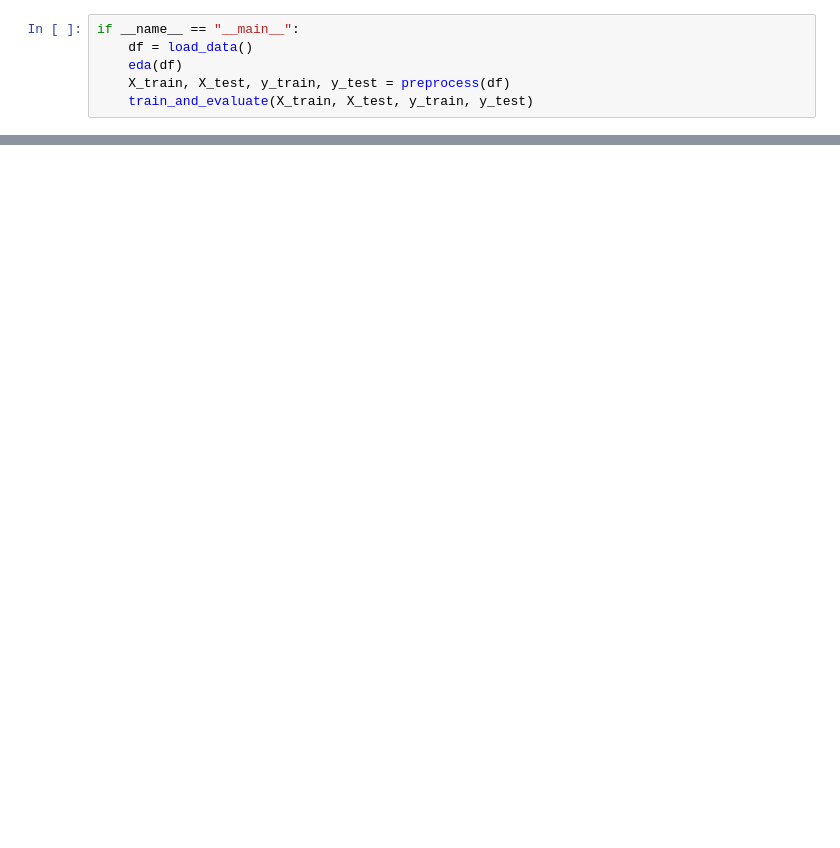
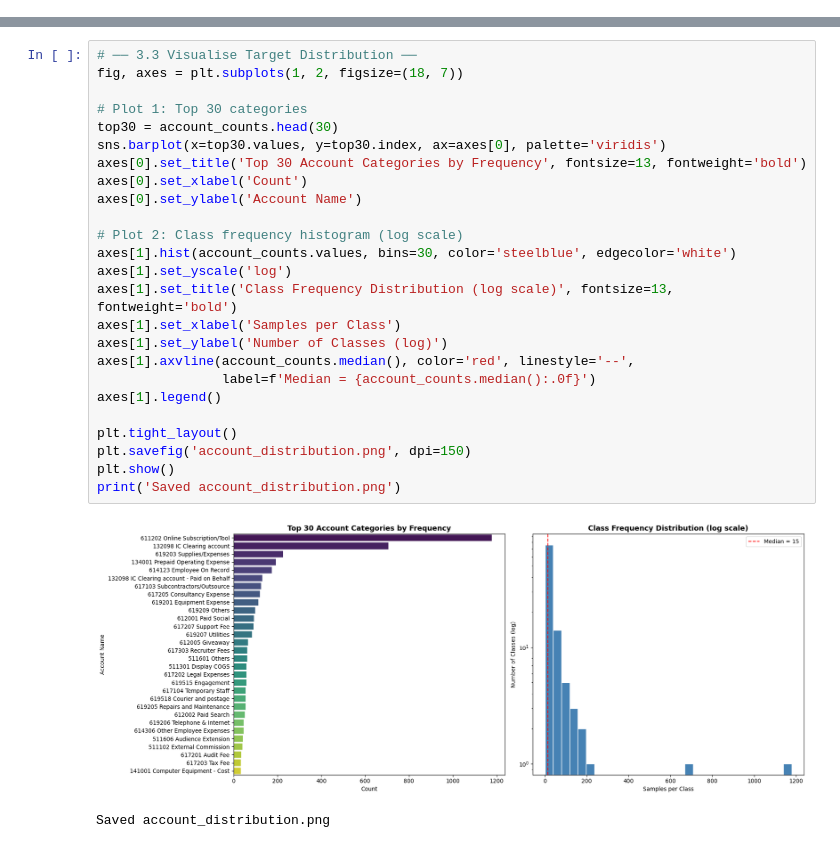
Before and after one commit to samarthsaxena2004/peakflo-data-analyst-task, a Jupyter notebook: assignment.ipynb, the cells around one changed output, grey strips where cells are left out. Drawn from its saved outputs; the diff is of its cells as text; blank space fills up the shorter version.

```diff
--- a/assignment.ipynb
+++ b/assignment.ipynb
@@ -132,6 +62,0 @@ def train_and_evaluate(X_train, X_test, y_train, y_test):
-# %%
-if __name__ == "__main__":
-    df = load_data()
-    eda(df)
-    X_train, X_test, y_train, y_test = preprocess(df)
-    train_and_evaluate(X_train, X_test, y_train, y_test)
@@ -137,0 +108,28 @@ if __name__ == "__main__":
+# %%
+# ── 3.3 Visualise Target Distribution ──
+fig, axes = plt.subplots(1, 2, figsize=(18, 7))
+
+# Plot 1: Top 30 categories
+top30 = account_counts.head(30)
+sns.barplot(x=top30.values, y=top30.index, ax=axes[0], palette='viridis')
+axes[0].set_title('Top 30 Account Categories by Frequency', fontsize=13, fontweight='bold')
+axes[0].set_xlabel('Count')
+axes[0].set_ylabel('Account Name')
+
+# Plot 2: Class frequency histogram (log scale)
+axes[1].hist(account_counts.values, bins=30, color='steelblue', edgecolor='white')
+axes[1].set_yscale('log')
+axes[1].set_title('Class Frequency Distribution (log scale)', fontsize=13, fontweight='bold')
+axes[1].set_xlabel('Samples per Class')
+axes[1].set_ylabel('Number of Classes (log)')
+axes[1].axvline(account_counts.median(), color='red', linestyle='--',
+                label=f'Median = {account_counts.median():.0f}')
+axes[1].legend()
+
+plt.tight_layout()
+plt.savefig('account_distribution.png', dpi=150)
+plt.show()
+print('Saved account_distribution.png')
+# %% [output]
+[figure, added]
+Saved account_distribution.png
```
Also changed, not shown: parts of 25 cells of this notebook, 5 other files.
